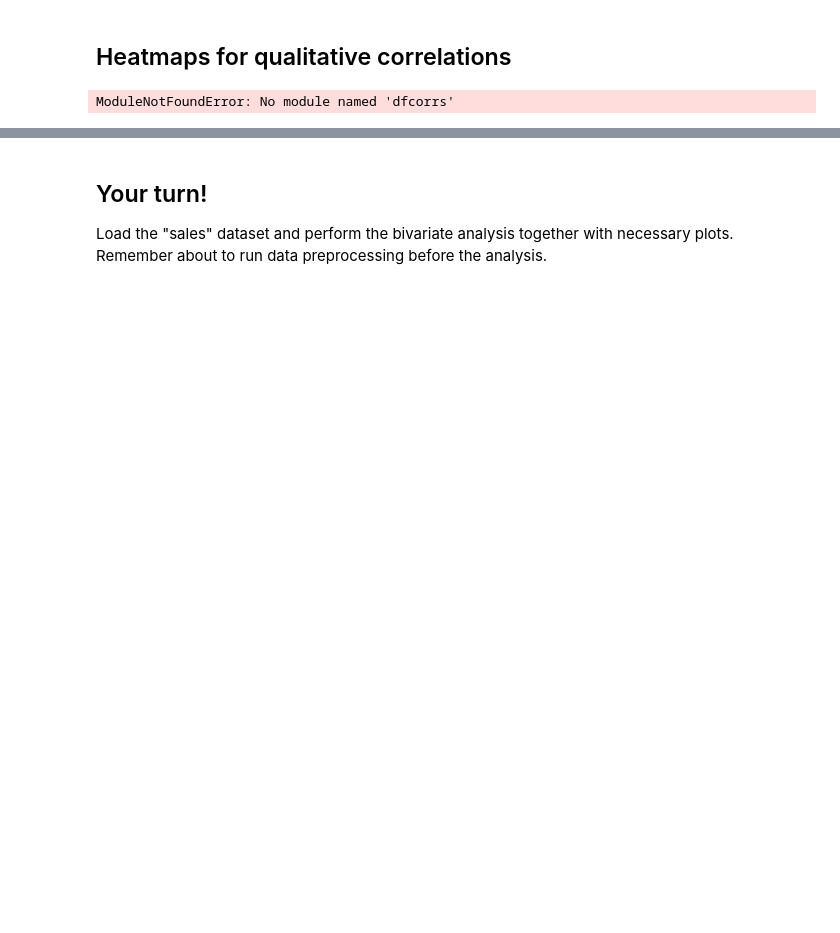
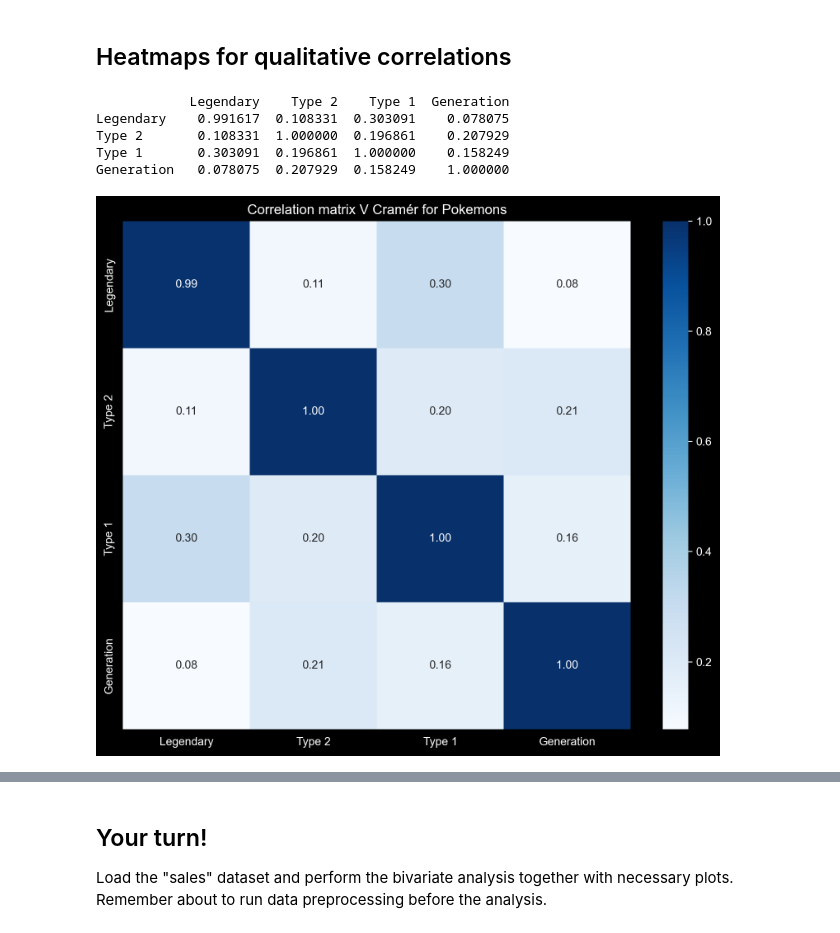
Before and after one commit to dulska-ola/Descriptive_stats_lab3, a Jupyter notebook: Exercise9.ipynb, the cells around one changed output, grey strips where cells are left out. Drawn from its saved outputs; the diff is of its cells as text; code cells hidden in the pictures; blank space fills up the shorter version.

```diff
--- a/Exercise9.ipynb
+++ b/Exercise9.ipynb
@@ -581,11 +632,20 @@ Pearson's r: 0.4387
 # %%
 # git clone https://github.com/ayanatherate/dfcorrs.git
 # cd dfcorrs
 # pip install -r requirements.txt
 
 from dfcorrs.cramersvcorr import Cramers
 cram=Cramers()
-# cram.corr(df_pokemon)
-cram.corr(df_pokemon, plot_htmp=True)
+cramer = cram.corr(df_pokemon)
+print(cramer)
+plt.figure(figsize=(10, 8))
+sns.heatmap(cramer, annot=True, cmap='Blues', fmt=".2f", square=True)
+plt.title("Correlation matrix V Cramér for Pokemons")
+plt.show()
 # %% [output]
-ModuleNotFoundError: No module named 'dfcorrs'
+            Legendary    Type 2    Type 1  Generation
+Legendary    0.991617  0.108331  0.303091    0.078075
+Type 2       0.108331  1.000000  0.196861    0.207929
+Type 1       0.303091  0.196861  1.000000    0.158249
+Generation   0.078075  0.207929  0.158249    1.000000
+[figure, added]
```
Also changed, not shown: parts of 21 cells of this notebook, 3 other files.
